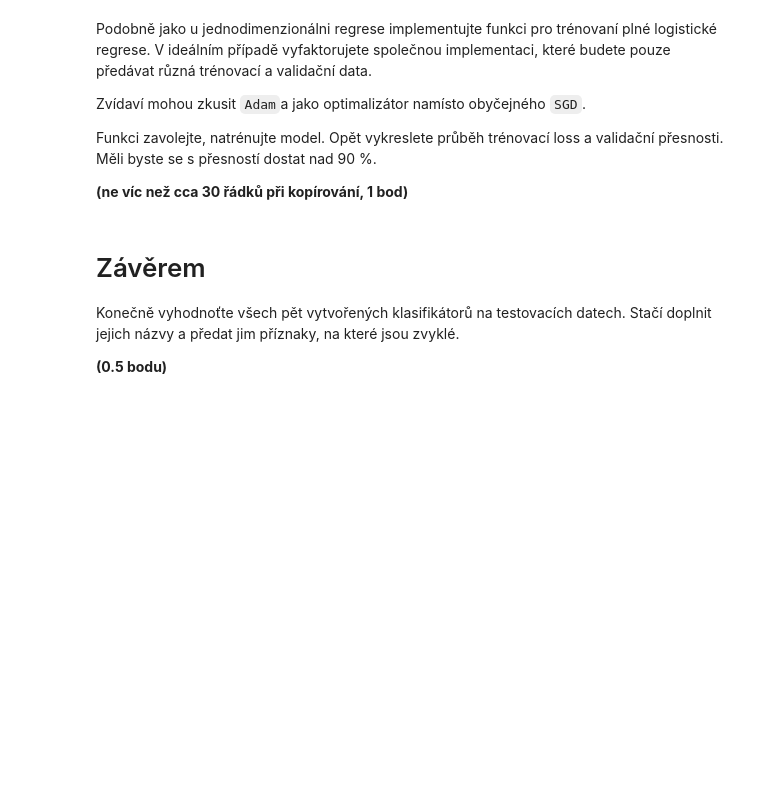
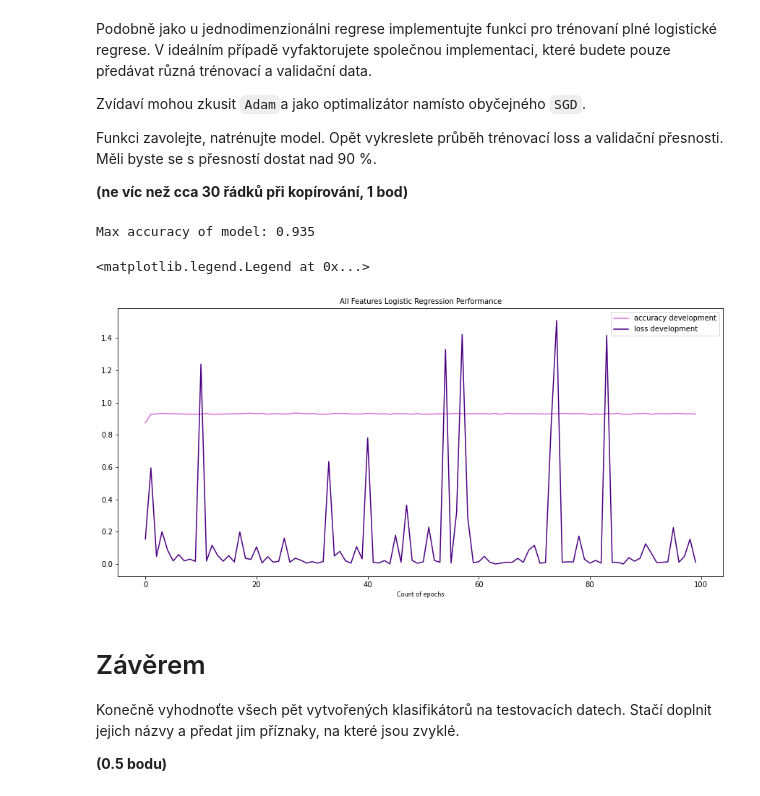
Before and after one commit to kateriska/6.-semestr-FIT, a Jupyter notebook: SUI/du/zadani.ipynb, the cells around one changed output. Drawn from its saved outputs; the diff is of its cells as text; code cells hidden in the pictures; blank space fills up the shorter version.

```diff
--- a/SUI/du/zadani.ipynb
+++ b/SUI/du/zadani.ipynb
@@ -529,3 +516,77 @@ pass
+# %%
+def evaluateFullLogisticRegression(classifier, inputs, targets ):
+    accuracy = train_all_fea_llr(100, 0.01, 2, inputs, targets)[2]
+    return max(accuracy)
+
+def train_all_fea_llr(nb_epochs, lr, batch_size, inputs, targets):
+    ''' fea_no -- which feature to train on
+        nb_epochs -- how many times to go through the full training data
+        lr -- learning rate
+        batch_size -- size of minibatches
+    '''
+    model = FullLogisticRegression()
+    best_model = copy.deepcopy(model)
+    losses = []
+    accuracies = []
+    epochs_list = []
+    optimizer = torch.optim.SGD(model.parameters(), lr=lr)
+
+    dataloader = batch_provider(inputs, targets, 2)
+
+    for i in range(nb_epochs):
+        correctly_classified = 0
+        #print("Processing epoch number: " + str(i))
+        epochs_list.append(i)
+
+        for x, t in batch_provider(inputs, targets, batch_size):
+            #print(f'x: {x}, t: {t}')
+            x_numpy_array = x.detach().numpy()
+            sigmoid_result = model.forward(x)
+
+            minibatch_predictions = model.prob_class_1(x_numpy_array)
+
+            k = np.where(minibatch_predictions<0.5,0,np.where(minibatch_predictions>=0.5,1,minibatch_predictions))
+
+            for target, prediction in zip(t, k):
+                if (target == prediction):
+                    correctly_classified += 1
+
+            loss = F.binary_cross_entropy(model.forward(x), t)
+            optimizer.zero_grad()
+            loss.backward()
+            optimizer.step()
+
+
+        accuracy = (correctly_classified / np.shape(targets)[0])
+
+        if (len(accuracies) > 0):
+            if (accuracy > max(accuracies)):
+                best_model = copy.deepcopy(model)
+
+        accuracies.append(accuracy)
+        loss_numpy = loss.detach().numpy()
+        losses.append(loss_numpy)
+
+        #print("Accuracy for this epoch: " + str(accuracy))
+
+
+    #print(accuracies)
+    return best_model, losses, accuracies, epochs_list
+
+best_model_full, losses_full, accuracies_full, epochs_list_full = train_all_fea_llr(100, 0.01, 2, val_dataset.xs[:], val_dataset.targets)
+print("Max accuracy of model: " + str(max(accuracies_full)))
+
+figure = plt.figure(figsize=(15, 15))
+performance_plot = figure.add_subplot(2,1,1)
+performance_plot.plot(epochs_list_full, accuracies_full, color = "orchid", label="accuracy development")
+performance_plot.plot(epochs_list_full, losses_full, color = "indigo", label="loss development")
+performance_plot.set_title('All Features Logistic Regression Performance', fontsize=10)
+performance_plot.set_xlabel('Count of epochs', fontsize=8)
+performance_plot.legend(prop={'size': 10})
+# %% [output]
+Max accuracy of model: 0.935
+<matplotlib.legend.Legend at 0x...>
+[figure, added]
 # %% [markdown]
 # Závěrem
 Konečně vyhodnoťte všech pět vytvořených klasifikátorů na testovacích datech. Stačí doplnit jejich názvy a předat jim příznaky, na které jsou zvyklé.
```
Also changed, not shown: parts of 13 cells of this notebook.
